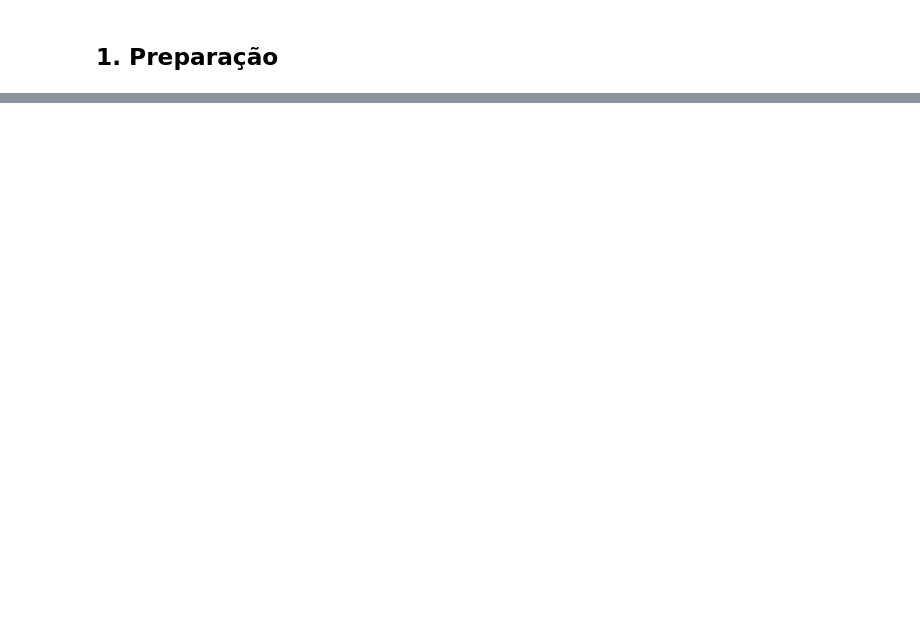
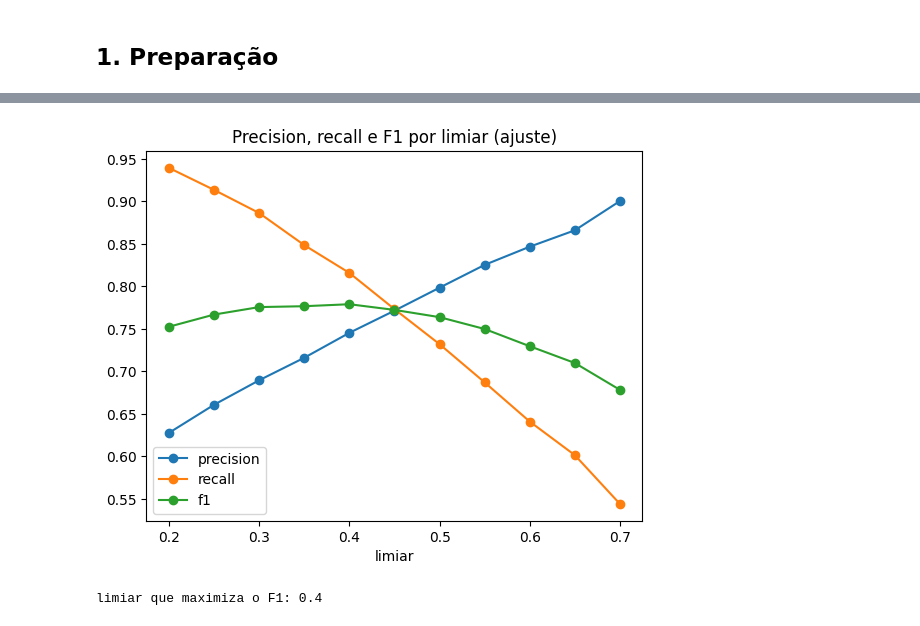
Before and after one commit to josepharroyoh/hotel-cancellation-ml, a Jupyter notebook: notebooks/06_model_tuning_calibration.ipynb, the cells around one changed output, grey strips where cells are left out. Cells and saved outputs as stored; diff of their text form; code cells hidden in the pictures; blank space fills up the shorter version.

```diff
--- a/notebooks/06_model_tuning_calibration.ipynb
+++ b/notebooks/06_model_tuning_calibration.ipynb
@@ -225,0 +724,11 @@ limiar: 0.4
+# %%
+linhas = []
+for t in np.arange(0.2, 0.71, 0.05):
+    pred = (prob_escolhido >= t).astype(int)
+    linhas.append({"limiar": round(t, 2),
+                   "alertas": int(pred.sum()),
+                   "precision": precision_score(y_aj, pred, zero_division=0),
+                   "recall": recall_score(y_aj, pred, zero_division=0),
+                   "f1": f1_score(y_aj, pred, zero_division=0)})
+tabela_limiar = pd.DataFrame(linhas)
+tabela_limiar
@@ -225,0 +748,11 @@ limiar: 0.4
+# %%
+tabela_limiar.set_index("limiar")[["precision", "recall", "f1"]].plot(marker="o")
+plt.xlabel("limiar")
+plt.title("Precision, recall e F1 por limiar (ajuste)")
+plt.show()
+
+limiar = float(tabela_limiar.loc[tabela_limiar["f1"].idxmax(), "limiar"])
+print("limiar que maximiza o F1:", limiar)
+# %% [output]
+[figure, added]
+limiar que maximiza o F1: 0.4
```
Also changed, not shown: parts of 66 cells of this notebook.
